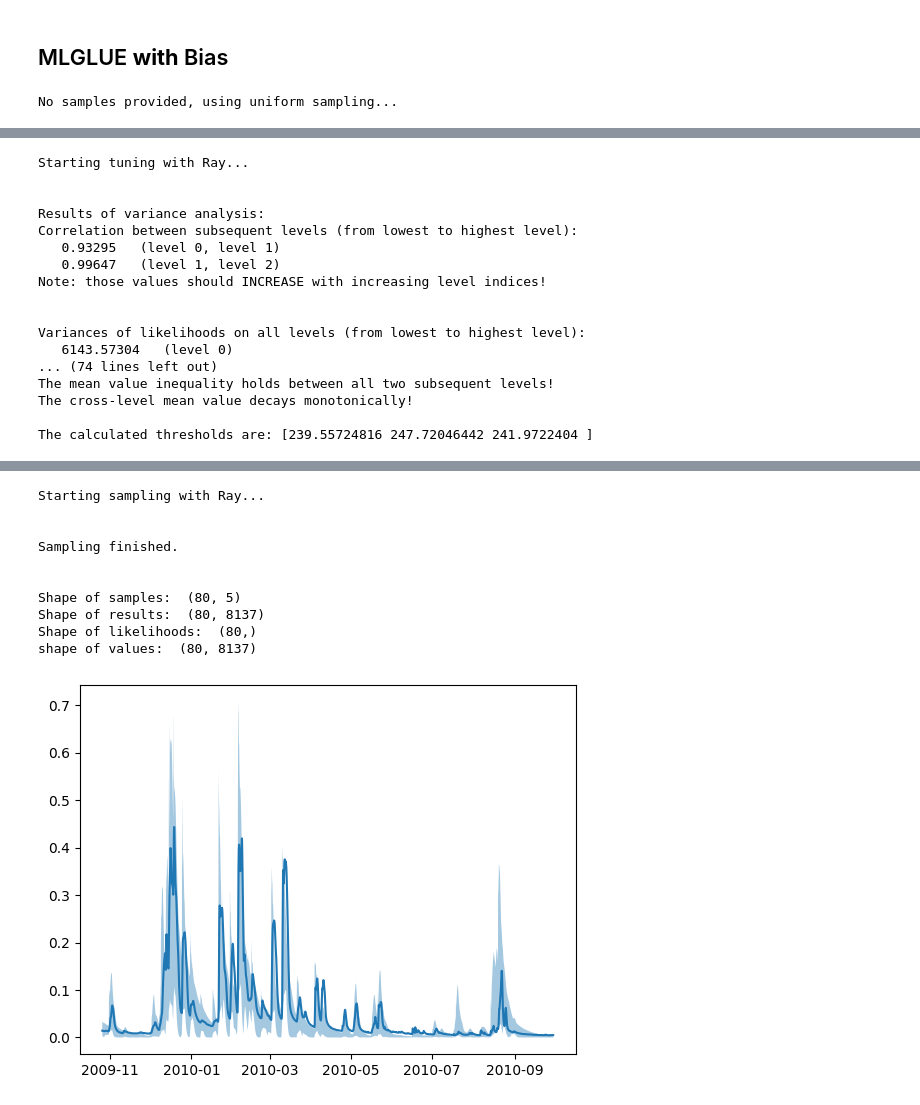
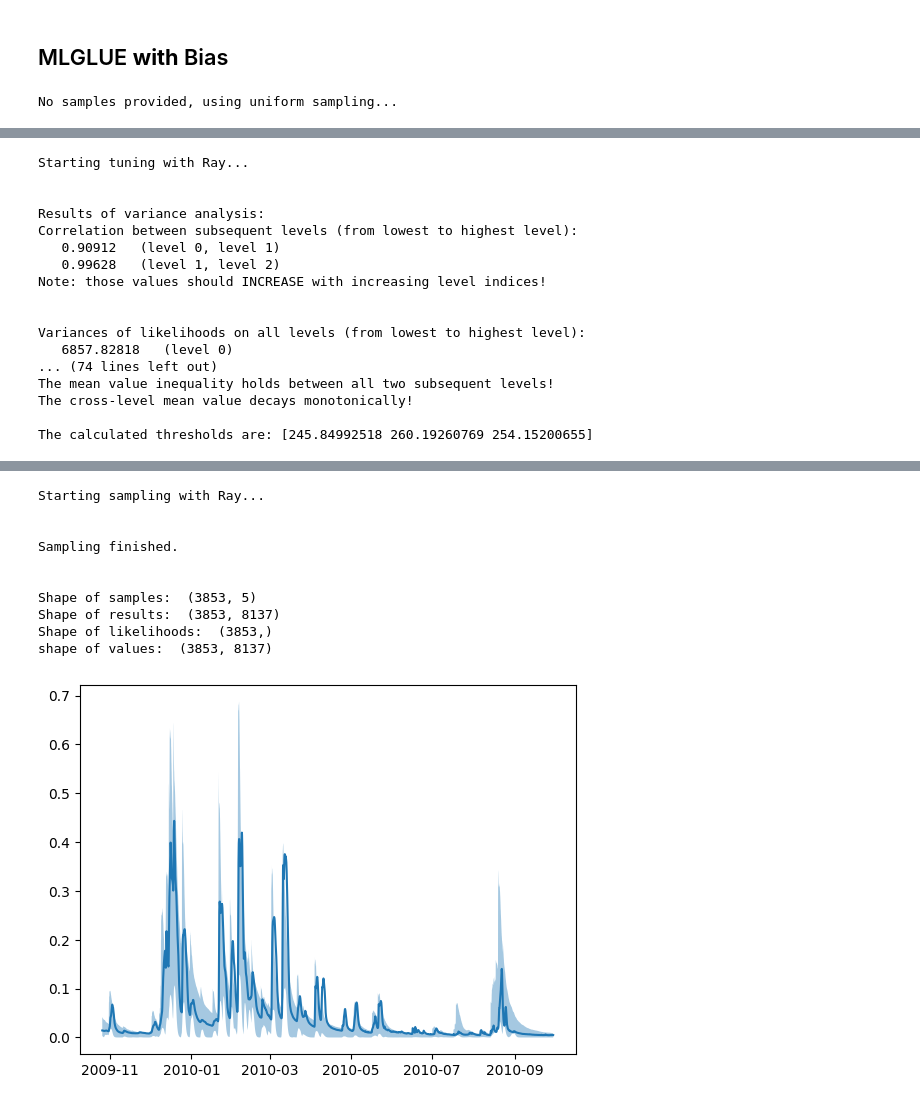
Before and after one commit to iGW-TU-Dresden/MLGLUE, a Jupyter notebook: Examples/EX01_hydrological_model.ipynb, the cells around one changed output, grey strips where cells are left out. Cells and saved outputs as stored; diff of their text form; code cells hidden in the pictures.

```diff
--- a/Examples/EX01_hydrological_model.ipynb
+++ b/Examples/EX01_hydrological_model.ipynb
@@ -331,11 +331,11 @@ mlglue = MLGLUE.MLGLUE(
     upper_bounds=[1000., 2., 1., .1, .5],
     lower_bounds=[1., 0.1, 0., 0., 0.],
     obs=qout_series.values[warmup:],
-    n_samples=1_000,
+    n_samples=50_000,
     n_levels=3,
     multiprocessing=True,
-    n_processors=4,
-    tuning=.2,
+    n_processors=64,
+    tuning=.1,
     hierarchy_analysis=False,
     include_bias=False
 )
@@ -425,11 +425,11 @@ mlglue = MLGLUE.MLGLUE(
     upper_bounds=[1000., 2., 1., .1, .5],
     lower_bounds=[1., 0.1, 0., 0., 0.],
     obs=qout_series.values[warmup:],
-    n_samples=1_000,
+    n_samples=50_000,
     n_levels=3,
     multiprocessing=True,
-    n_processors=4,
-    tuning=.2,
+    n_processors=64,
+    tuning=.1,
     hierarchy_analysis=False,
     include_bias=True
 )
@@ -466,15 +466,15 @@ Starting tuning with Ray...
 
 Results of variance analysis:
 Correlation between subsequent levels (from lowest to highest level):
-   0.93295   (level 0, level 1)
-   0.99647   (level 1, level 2)
+   0.90912   (level 0, level 1)
+   0.99628   (level 1, level 2)
 Note: those values should INCREASE with increasing level indices!
 
 
 Variances of likelihoods on all levels (from lowest to highest level):
-   6143.57304   (level 0)
+   6857.82818   (level 0)
 ... (74 lines left out)
 The mean value inequality holds between all two subsequent levels!
 The cross-level mean value decays monotonically!
 
-The calculated thresholds are: [239.55724816 247.72046442 241.9722404 ]
+The calculated thresholds are: [245.84992518 260.19260769 254.15200655]
@@ -482,14 +482,14 @@ The calculated thresholds are: [239.55724816 247.72046442 241.9722404 ]
 Starting sampling with Ray...
 
 
 Sampling finished.
 
 
-Shape of samples:  (80, 5)
-Shape of results:  (80, 8137)
-Shape of likelihoods:  (80,)
-shape of values:  (80, 8137)
+Shape of samples:  (3853, 5)
+Shape of results:  (3853, 8137)
+Shape of likelihoods:  (3853,)
+shape of values:  (3853, 8137)
-[figure, old version]
+[figure, new version]
 # %%
 fig, ax = plt.subplots()
 
```
Also changed, not shown: parts of 5 cells of this notebook.
